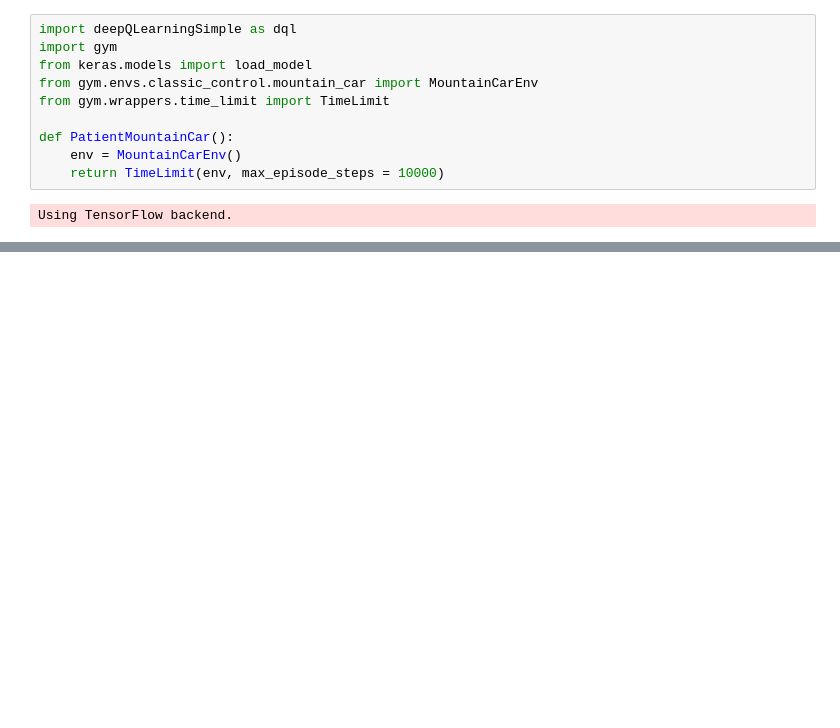
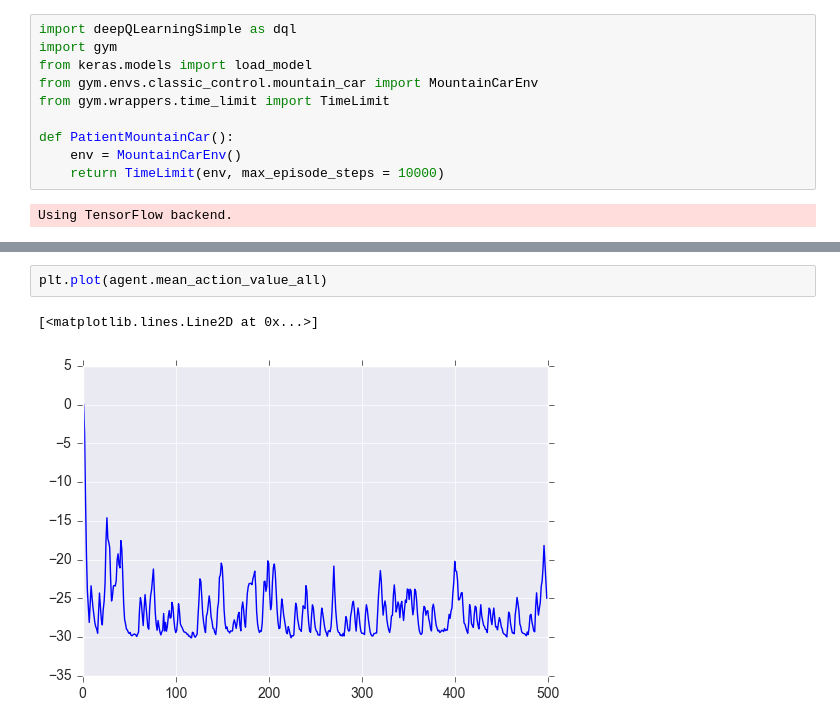
Before and after one commit to dtriepke/Deep_Q_Learning_MountainCar, a Jupyter notebook: DeepQLearning.ipynb, the cells around one changed output, grey strips where cells are left out. Cells and saved outputs as stored; diff of their text form; blank space fills up the shorter version.

```diff
--- a/DeepQLearning.ipynb
+++ b/DeepQLearning.ipynb
@@ -208,0 +223,5 @@ env.close()
+# %%
+plt.plot(agent.mean_action_value_all)
+# %% [output]
+[<matplotlib.lines.Line2D at 0x...>]
+[figure, added]
```
Also changed, not shown: parts of 18 cells of this notebook, 2 other files.
